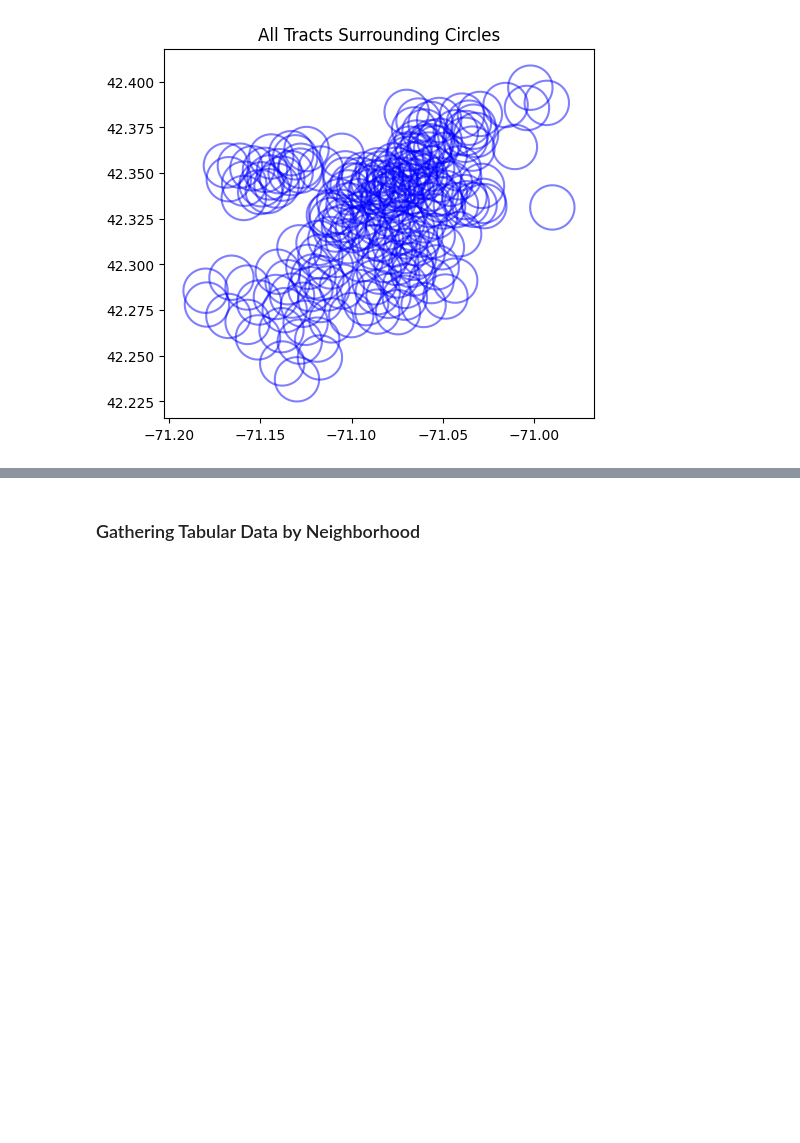
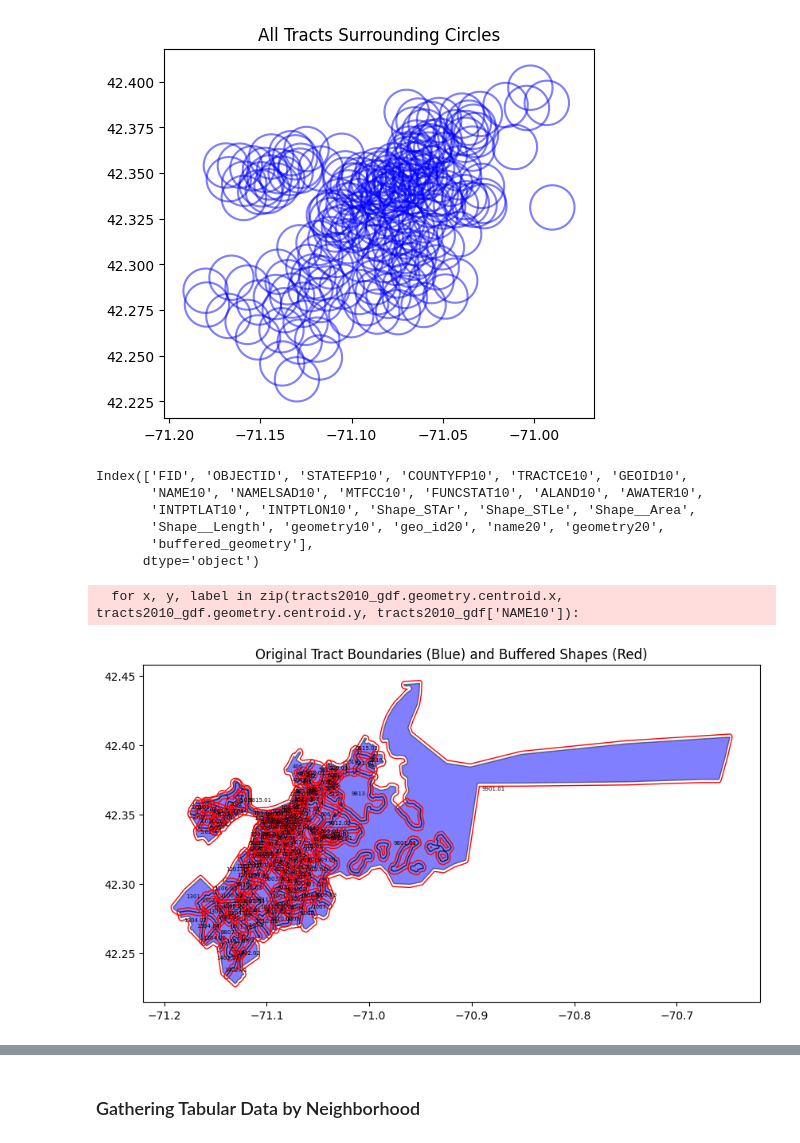
Before and after one commit to BU-Spark/ds-livable-streets-infra, a Jupyter notebook: fa23-team/analysis/bike_lanes.ipynb, the cells around one changed output, grey strips where cells are left out. Drawn from its saved outputs; the diff is of its cells as text; code cells hidden in the pictures; blank space fills up the shorter version.

```diff
--- a/fa23-team/analysis/bike_lanes.ipynb
+++ b/fa23-team/analysis/bike_lanes.ipynb
@@ -110,3 +268,47 @@ plt.title('All Tracts Surrounding Circles')
 plt.show()
 # %% [output]
 [figure]
+# %%
+tracts2010_gdf.columns
+# %% [output]
+Index(['FID', 'OBJECTID', 'STATEFP10', 'COUNTYFP10', 'TRACTCE10', 'GEOID10',
+       'NAME10', 'NAMELSAD10', 'MTFCC10', 'FUNCSTAT10', 'ALAND10', 'AWATER10',
+       'INTPTLAT10', 'INTPTLON10', 'Shape_STAr', 'Shape_STLe', 'Shape__Area',
+       'Shape__Length', 'geometry10', 'geo_id20', 'name20', 'geometry20',
+       'buffered_geometry'],
+      dtype='object')
+# %%
+import geopandas as gpd
+from shapely.geometry import Polygon
+
+# Function to create a shape with a minimum distance from the polygon
+def create_buffer_shape(polygon, buffer_distance):
+    buffered_polygon = polygon.buffer(buffer_distance)
+    return buffered_polygon
+
+# Buffer distance in feet (800 ft)
+buffer_distance_feet = 800
+feet_per_degree = 364000  # approximate value for latitude
+
+# Convert buffer distance from feet to degrees
+buffer_distance_degrees = buffer_distance_feet / feet_per_degree
+
+# Create a new column in the GeoDataFrame to store the buffered shapes
+tracts2010_gdf['buffered_geometry'] = tracts2010_gdf['geometry10'].apply(lambda x: create_buffer_shape(x, buffer_distance_degrees))
+
+fig, ax = plt.subplots(figsize=(10, 6))
+
+# Plot original polygons in blue
+tracts2010_gdf.plot(ax=ax, alpha=0.5, color='blue', edgecolor='black', legend=True)
+
+# Plot buffered polygons in red
+tracts2010_gdf.set_geometry('buffered_geometry').plot(ax=ax, facecolor='none', edgecolor='red')
+
+# Add labels to the centers of the polygons
+for x, y, label in zip(tracts2010_gdf.geometry.centroid.x, tracts2010_gdf.geometry.centroid.y, tracts2010_gdf['NAME10']):
+    ax.text(x, y, label, fontsize=5, ha='center')
+ax.set_title('Original Tract Boundaries (Blue) and Buffered Shapes (Red)')
+plt.show()
+# %% [output]
+  for x, y, label in zip(tracts2010_gdf.geometry.centroid.x, tracts2010_gdf.geometry.centroid.y, tracts2010_gdf['NAME10']):
+[figure, added]
```
Also changed, not shown: parts of 21 cells of this notebook.
